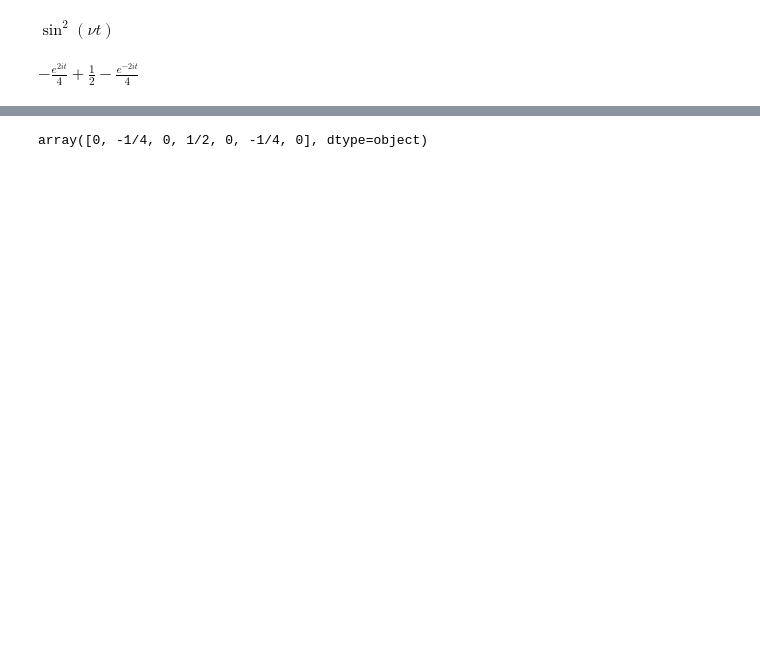
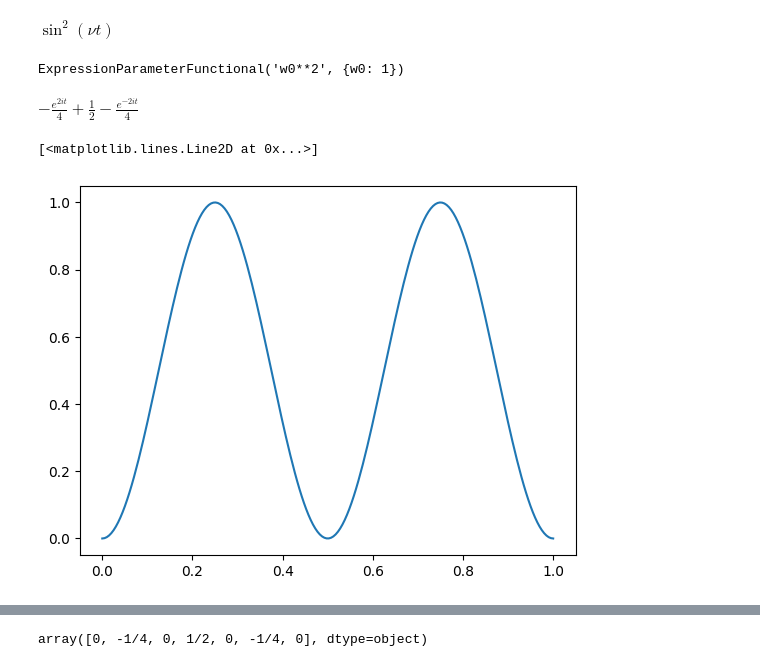
Before and after one commit to simonkeys/pylgs, a Jupyter notebook: nbs/api/pymor/models.ipynb, the cells around one changed output, grey strips where cells are left out. Drawn from its saved outputs; the diff is of its cells as text; code cells hidden in the pictures; blank space fills up the shorter version.

```diff
--- a/nbs/api/pymor/models.ipynb
+++ b/nbs/api/pymor/models.ipynb
@@ -352,8 +354,18 @@ def fourier_series(expr, n, t:str='t', nu:str='nu'):
+# %%
+operator.coefficients[1]
+# %% [output]
+ExpressionParameterFunctional('w0**2', {w0: 1})
 # %%
 n_operator = 4
 n_vector = 5
 # %%
-series = fourier_series(expr, 3)
+series = fourier_series(expr, 5)
 series
 # %% [output]
 $\displaystyle - \frac{e^{2 i t}}{4} + \frac{1}{2} - \frac{e^{- 2 i t}}{4}$
+# %%
+t=np.linspace(0, 1, 200)
+plt.plot(t, [complex(series.subs(dict(t=2*np.pi*t))).real for t in t])
+# %% [output]
+[<matplotlib.lines.Line2D at 0x...>]
+[figure, added]
```
Also changed, not shown: parts of 10 cells of this notebook.
